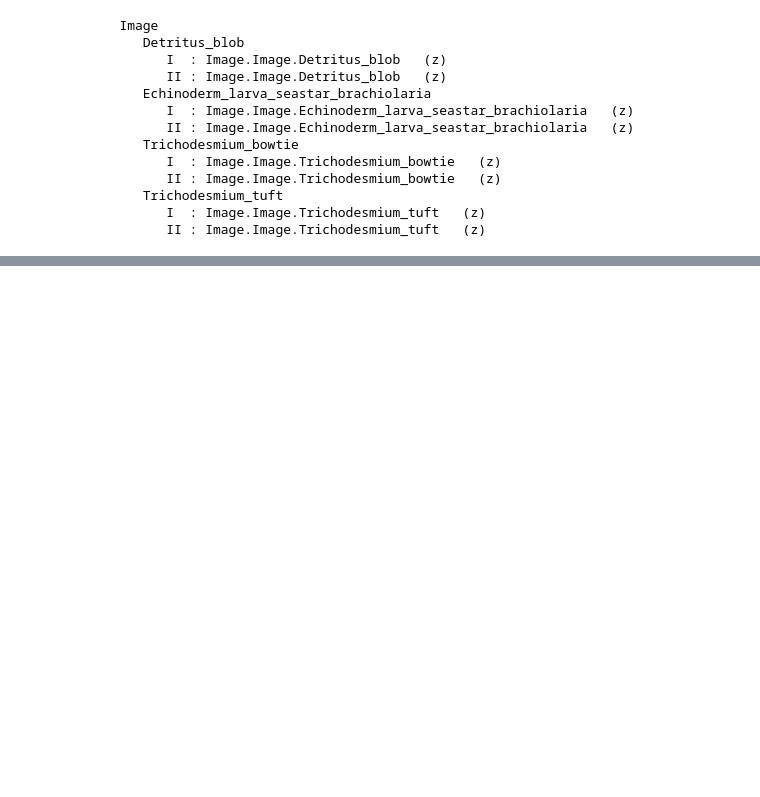
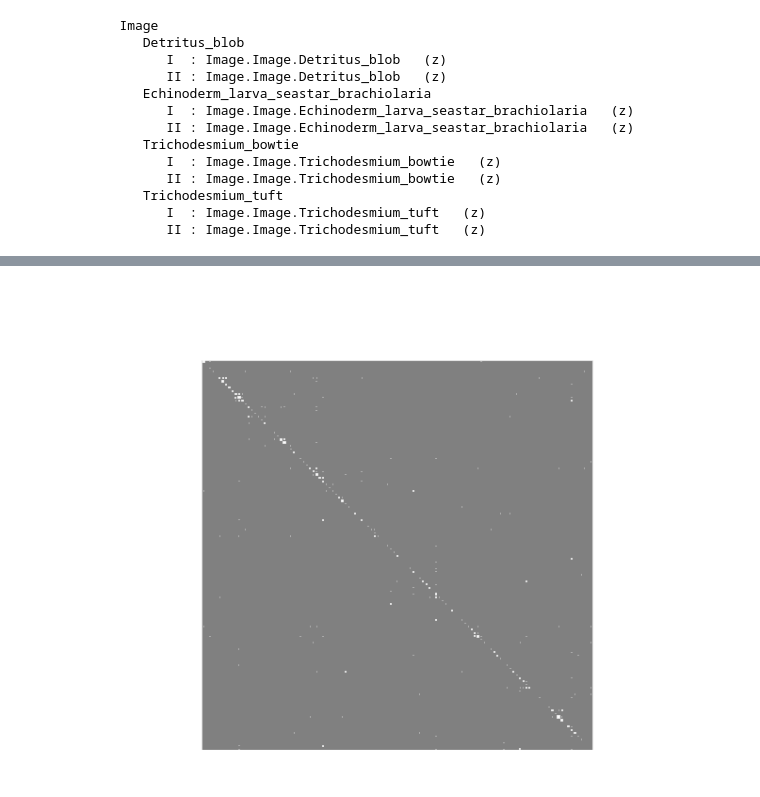
Before and after one commit to Neuroglycerin/neukrill-net-work, a Jupyter notebook: notebooks/Validation scoring.ipynb, the cells around one changed output, grey strips where cells are left out. Saved outputs shown, nothing was run; the diff lists cells and outputs as text; code cells hidden in the pictures; blank space fills up the shorter version.

Commit message:
notebook investigation network performance on examples and classes

```diff
--- a/notebooks/Validation scoring.ipynb
+++ b/notebooks/Validation scoring.ipynb
@@ -230,0 +258,4 @@ channels
+# %%
+ll = []
+for i,(p,l) in enumerate(zip(y,labels)):
+    ll.append((i,logloss((p,l))))
@@ -230,0 +320,2 @@ channels
+# %%
+rawX,_ = neukrill_net.utils.load_rawdata(dataset.settings.image_fnames,classes=settings.classes)
@@ -230,0 +357,6 @@ channels
+# %%
+# have to discretize y... not comfortable with this
+discy = []
+for p in y:
+    discy.append(np.where(p == max(p))[0][0])
+discy = np.array(discy)
@@ -230,0 +371,2 @@ channels
+# %%
+confmat = sklearn.metrics.confusion_matrix(labels.ravel(),discy)
@@ -230,0 +385,4 @@ channels
+# %%
+neukrill_net.hinton_diagram.hinton(confmat)
+# %% [output]
+[figure, added]
```
Also changed, not shown: parts of 41 cells of this notebook.
